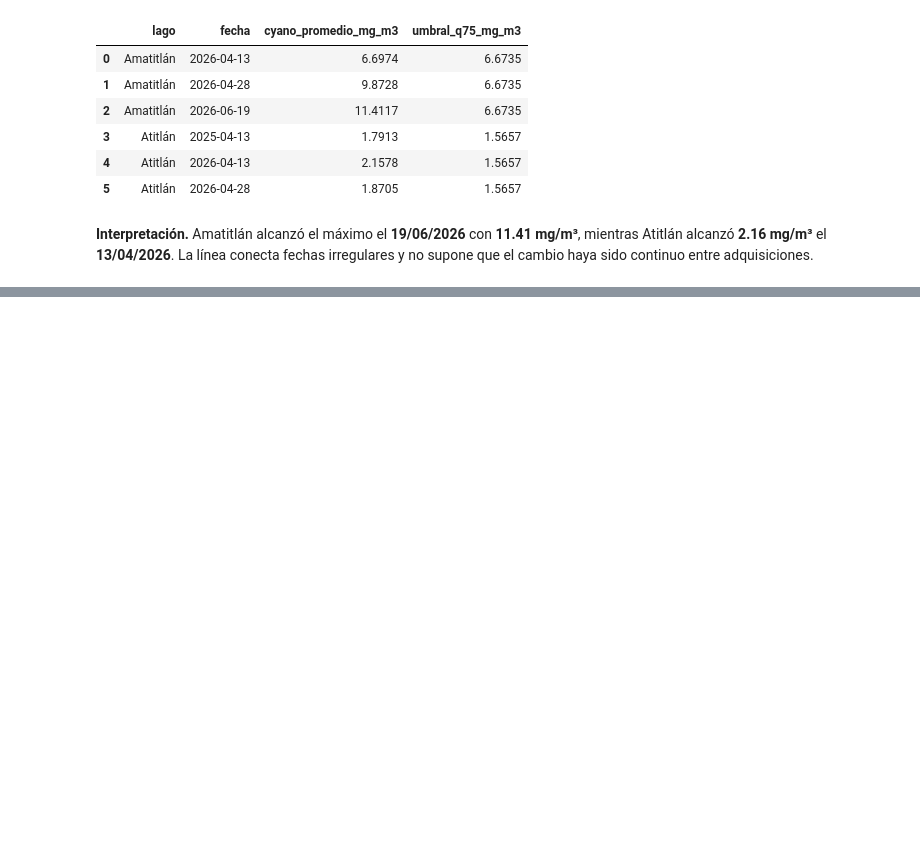
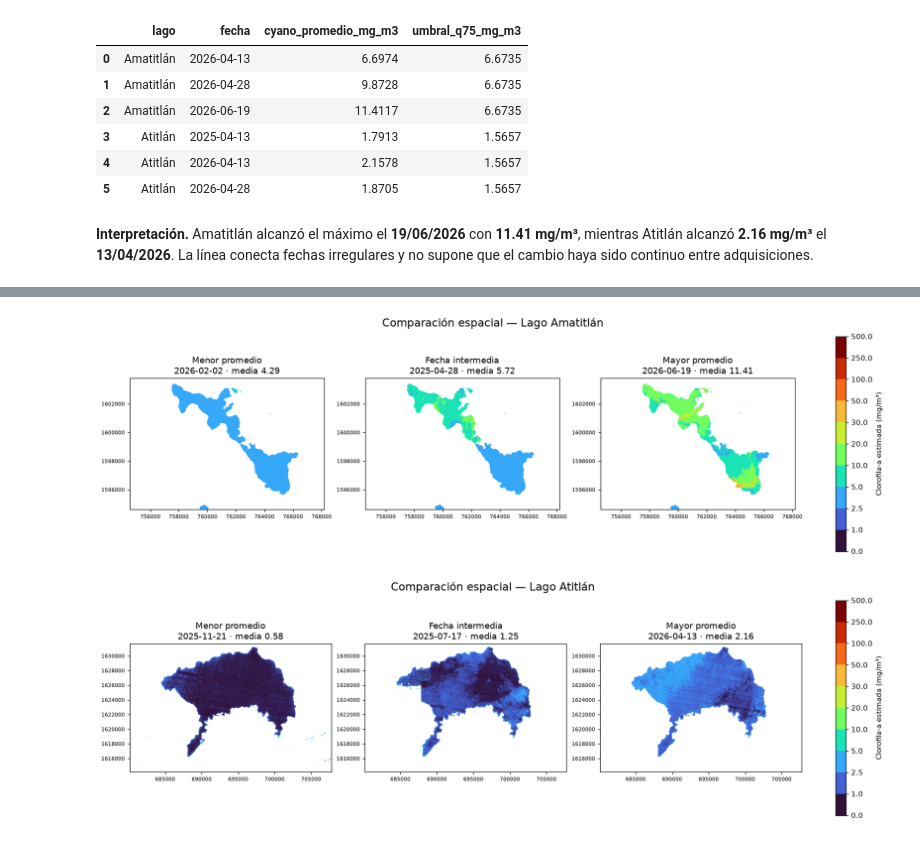
Before and after one commit to Dcextrim/Lab4-Analisis-Geoespacial, a Jupyter notebook: notebooks/laboratorio-4.ipynb, the cells around one changed output, grey strips where cells are left out. Drawn from its saved outputs; the diff is of its cells as text; code cells hidden in the pictures; blank space fills up the shorter version.

Commit message:
Ejercicios 5 y 6 - Analisis espacial y correlaciones

```diff
--- a/notebooks/laboratorio-4.ipynb
+++ b/notebooks/laboratorio-4.ipynb
@@ -447,0 +447,28 @@ La nubosidad, el brillo solar, los sedimentos, la mezcla de orilla y la cobertur
+# %%
+CYANO_BOUNDARIES = [0, 1, 2.5, 5, 10, 20, 30, 50, 100, 250, 500]
+cyano_cmap = plt.get_cmap("turbo", len(CYANO_BOUNDARIES) - 1)
+cyano_norm = BoundaryNorm(CYANO_BOUNDARIES, cyano_cmap.N, clip=True)
+
+for lake_id, group in summary.groupby("lago_id", sort=True):
+    ordered = group.sort_values("cyano_promedio_mg_m3").reset_index(drop=True)
+    selected = [ordered.iloc[0], ordered.iloc[len(ordered) // 2], ordered.iloc[-1]]
+    labels = ["Menor promedio", "Fecha intermedia", "Mayor promedio"]
+    fig, axes = plt.subplots(1, 3, figsize=(15, 4.6), constrained_layout=True)
+    image = None
+    for ax, row, label in zip(axes, selected, labels):
+        path = INDEX_DIR / lake_id / f"{row['fecha']:%Y-%m-%d}_indices.tif"
+        arrays, profile, _ = read_index_product(path)
+        values = arrays["CYANO_CHLA"]
+        extent = plotting_extent(values, transform=profile["transform"])
+        image = ax.imshow(values, extent=extent, cmap=cyano_cmap, norm=cyano_norm)
+        ax.set_title(f"{label}\n{row['fecha']:%Y-%m-%d} · media {row['cyano_promedio_mg_m3']:.2f}")
+        ax.ticklabel_format(style="plain", useOffset=False)
+        ax.tick_params(labelsize=7)
+        ax.set_aspect("equal")
+    fig.colorbar(image, ax=axes, label="Clorofila-a estimada (mg/m³)", ticks=CYANO_BOUNDARIES)
+    fig.suptitle(f"Comparación espacial — Lago {LAKES[lake_id]['name']}", fontsize=15)
+    fig.savefig(RESULTS_DIR / f"05_comparacion_{lake_id}.png", dpi=180, bbox_inches="tight")
+    plt.show()
+# %% [output]
+[figure, added]
+[figure, added]
```
Also changed, not shown: parts of 13 cells of this notebook, 8 other files.
